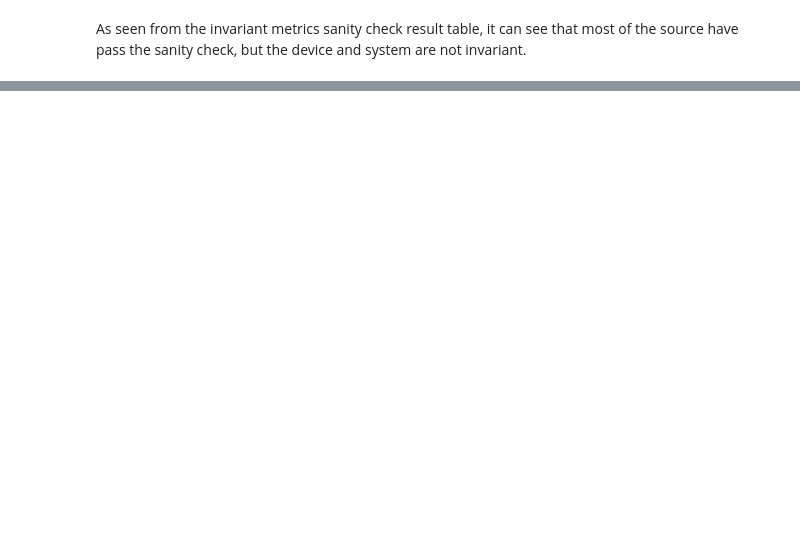
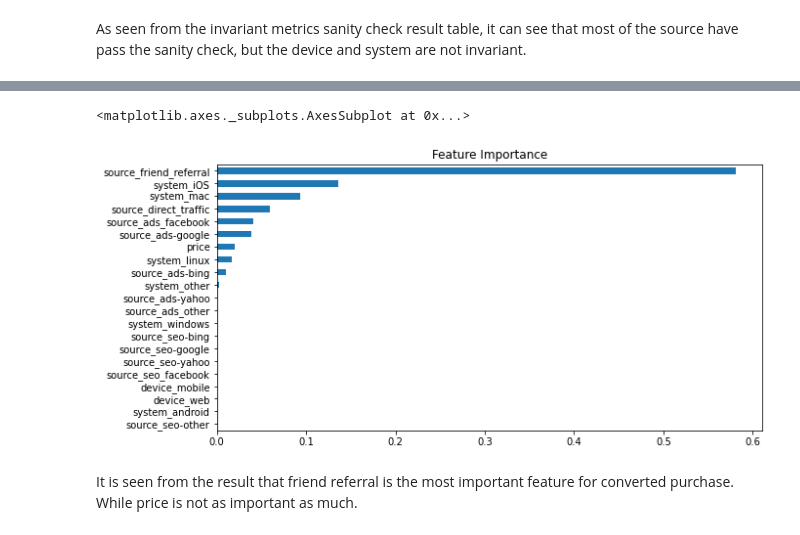
Before and after one commit to jyan83/Data_Challenges, a Jupyter notebook: Costly Conversion/Costly_Conversion.ipynb, the cells around one changed output, grey strips where cells are left out. Saved outputs shown, nothing was run; the diff lists cells and outputs as text; code cells hidden in the pictures; blank space fills up the shorter version.

```diff
--- a/Costly Conversion/Costly_Conversion.ipynb
+++ b/Costly Conversion/Costly_Conversion.ipynb
@@ -251,0 +498,24 @@ print(se_NetRevenue,me_NetRevenue,cil_NetRevenue,ciu_NetRevenue)
+# %%
+df_ML = df
+# one hot encoding the control table
+dummies_source = pd.get_dummies(df_ML['source'], prefix= 'source')
+dummies_device = pd.get_dummies(df_ML['device'], prefix= 'device')
+dummies_system = pd.get_dummies(df_ML['operative_system'], prefix= 'system')
+df_ML = pd.concat([df_ML, dummies_source, dummies_device, dummies_system], axis=1)
+df_ML.drop(['timestamp', 'test', 'source', 'city', 'country', 'lat', 'long','device', 'operative_system'], axis=1, inplace=True)
+# prepare the training and testing dataset
+y = df_ML.loc[:,'converted']
+X = df_ML.loc[:, df_ML.columns != 'converted']
+# %%
+# Select decision tree
+dt = DecisionTreeClassifier(max_depth=4)
+# Fit the model
+dt.fit(X,y)
+export_graphviz(dt, feature_names = X.columns, proportion=True, leaves_parallel=True)
+treeimps = pd.Series(dt.feature_importances_,index = X.columns).sort_values(ascending=True)
+treeimps.plot(kind='barh',legend=False,title='Feature Importance',figsize=(10,5))
+# %% [output]
+<matplotlib.axes._subplots.AxesSubplot at 0x...>
+[figure, added]
+# %% [markdown]
+It is seen from the result that friend referral is the most important feature for converted purchase. While price is not as important as much.
```
Also changed, not shown: parts of 30 cells of this notebook.
